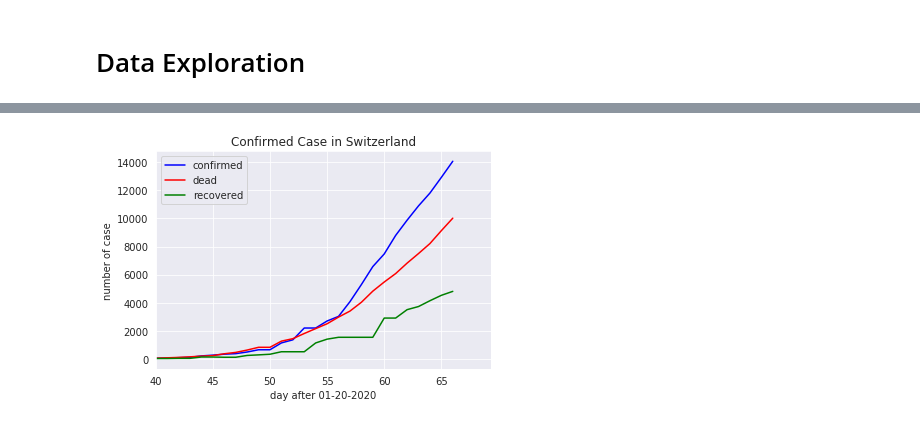
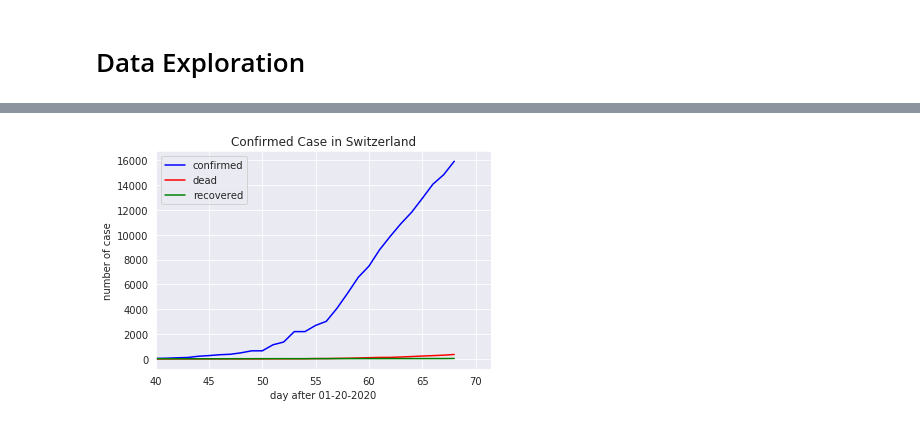
Before and after one commit to orielkiss/covid19, a Jupyter notebook: Covid_Data_Exploration.ipynb, the cells around one changed output, grey strips where cells are left out. Saved outputs shown, nothing was run; the diff lists cells and outputs as text; code cells hidden in the pictures.

```diff
--- a/Covid_Data_Exploration.ipynb
+++ b/Covid_Data_Exploration.ipynb
@@ -63,19 +128,18 @@ plt.show()
 # %%
-
 confirmed_swiss=confirmed.iloc[206,4:]
-dead_swiss=dead.iloc[137,4:]
-recovered_swiss=recovered.iloc[137,4:]
+dead_swiss=dead.iloc[206,4:]
+recovered_swiss=recovered.iloc[206,4:]
 confirmed_swiss
 time=np.arange(len(confirmed_swiss))
 plt.figure()
 plt.title('Confirmed Case in Switzerland')
 plt.xlabel('day after 01-20-2020')
 plt.ylabel('number of case')
 plt.plot(time,confirmed_swiss,'b-',label='confirmed')
 plt.plot(time,dead_swiss,'r-',label='dead')
 plt.plot(time,recovered_swiss,'g-',label='recovered')
 plt.legend()
 plt.xlim(40)
 plt.show()
 # %% [output]
-[figure, old version]
+[figure, new version]
```
Also changed, not shown: parts of 7 cells of this notebook.
